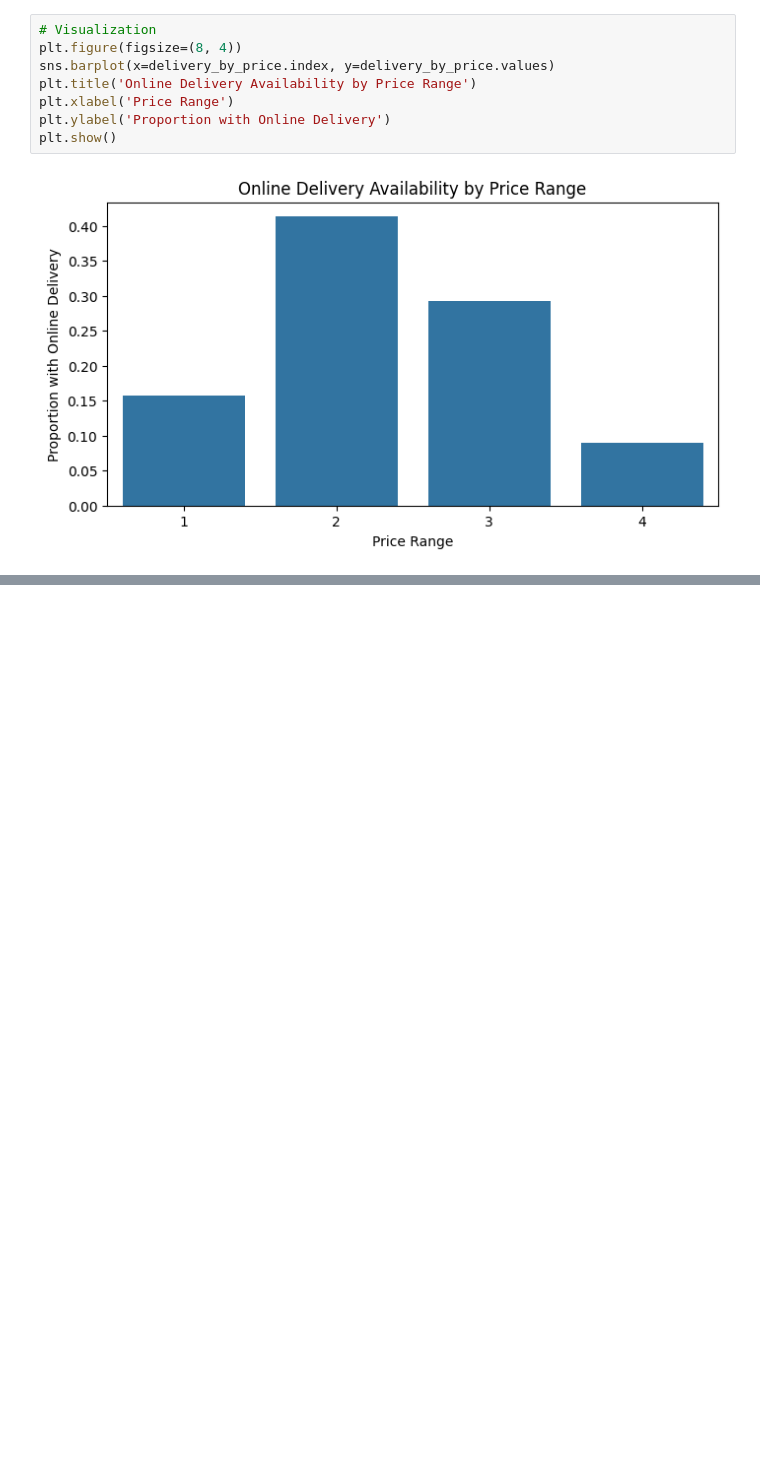
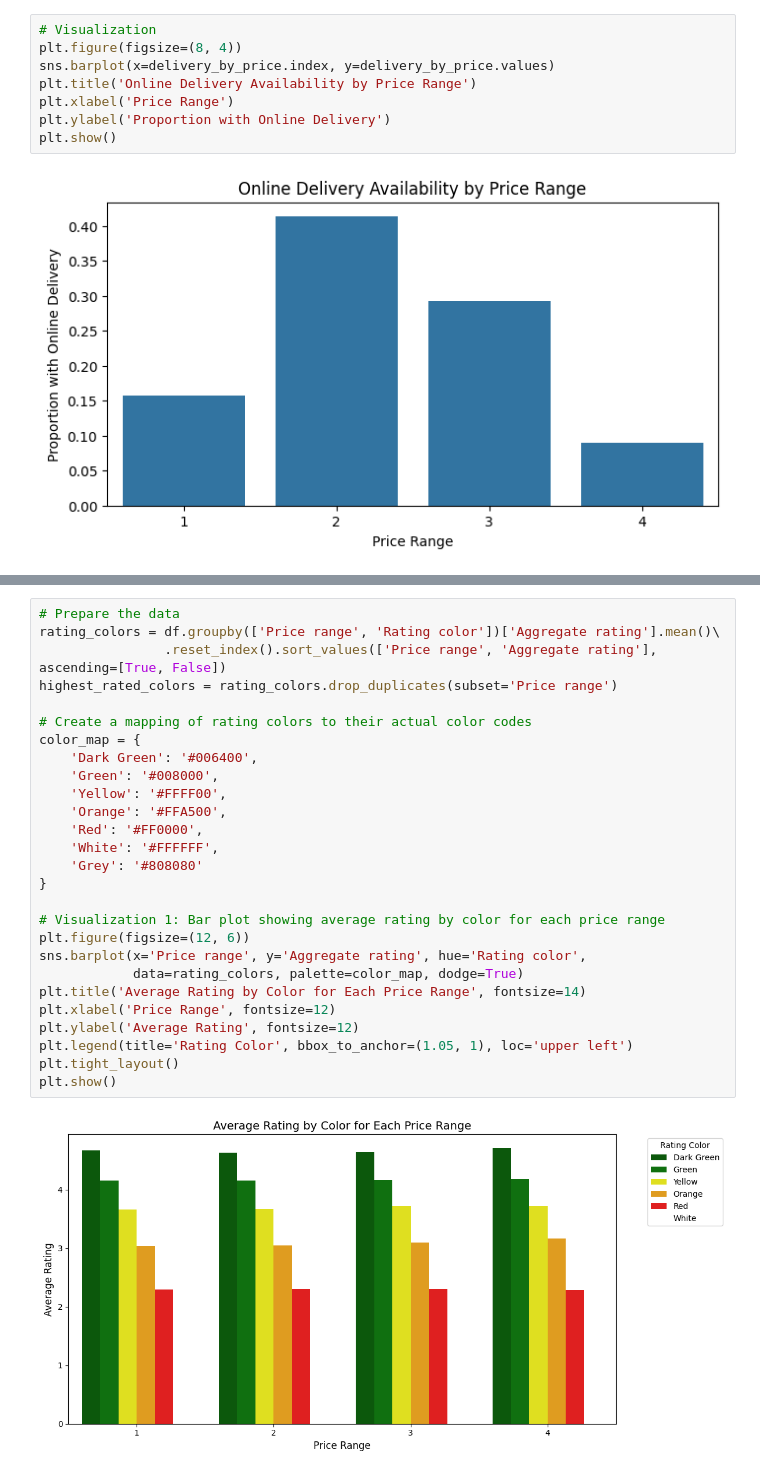
Before and after one commit to swagat2001/restaurant-data-analysis, a Jupyter notebook: resturant.ipynb, the cells around one changed output, grey strips where cells are left out. Drawn from its saved outputs; the diff is of its cells as text; blank space fills up the shorter version.

```diff
--- a/resturant.ipynb
+++ b/resturant.ipynb
@@ -374,0 +434,29 @@ plt.show()
+# %%
+# Prepare the data
+rating_colors = df.groupby(['Price range', 'Rating color'])['Aggregate rating'].mean()\
+                .reset_index().sort_values(['Price range', 'Aggregate rating'], ascending=[True, False])
+highest_rated_colors = rating_colors.drop_duplicates(subset='Price range')
+
+# Create a mapping of rating colors to their actual color codes
+color_map = {
+    'Dark Green': '#006400',
+    'Green': '#008000',
+    'Yellow': '#FFFF00',
+    'Orange': '#FFA500',
+    'Red': '#FF0000',
+    'White': '#FFFFFF',
+    'Grey': '#808080'
+}
+
+# Visualization 1: Bar plot showing average rating by color for each price range
+plt.figure(figsize=(12, 6))
+sns.barplot(x='Price range', y='Aggregate rating', hue='Rating color',
+            data=rating_colors, palette=color_map, dodge=True)
+plt.title('Average Rating by Color for Each Price Range', fontsize=14)
+plt.xlabel('Price Range', fontsize=12)
+plt.ylabel('Average Rating', fontsize=12)
+plt.legend(title='Rating Color', bbox_to_anchor=(1.05, 1), loc='upper left')
+plt.tight_layout()
+plt.show()
+# %% [output]
+[figure, added]
```
Also changed, not shown: parts of 18 cells of this notebook, 1 other file.
